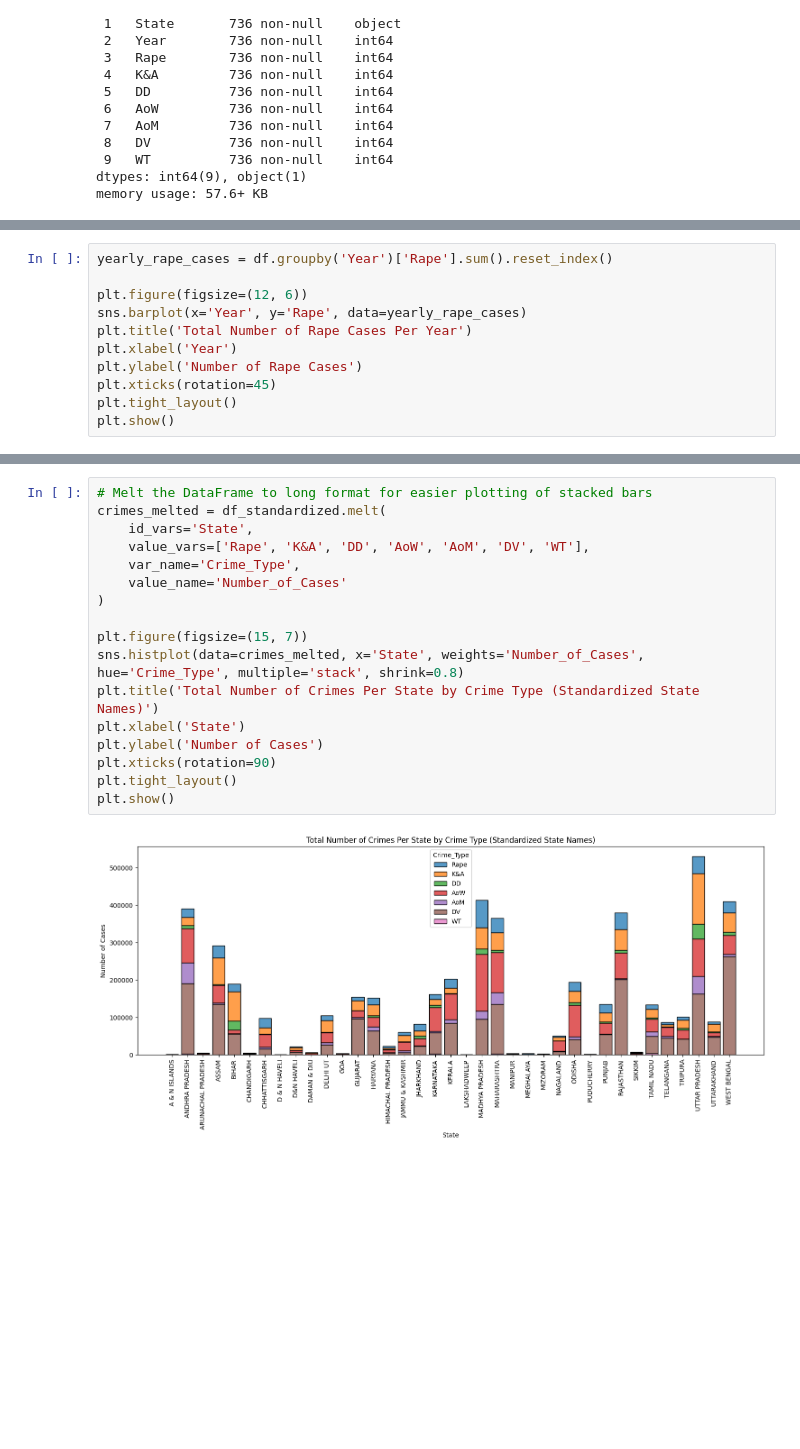
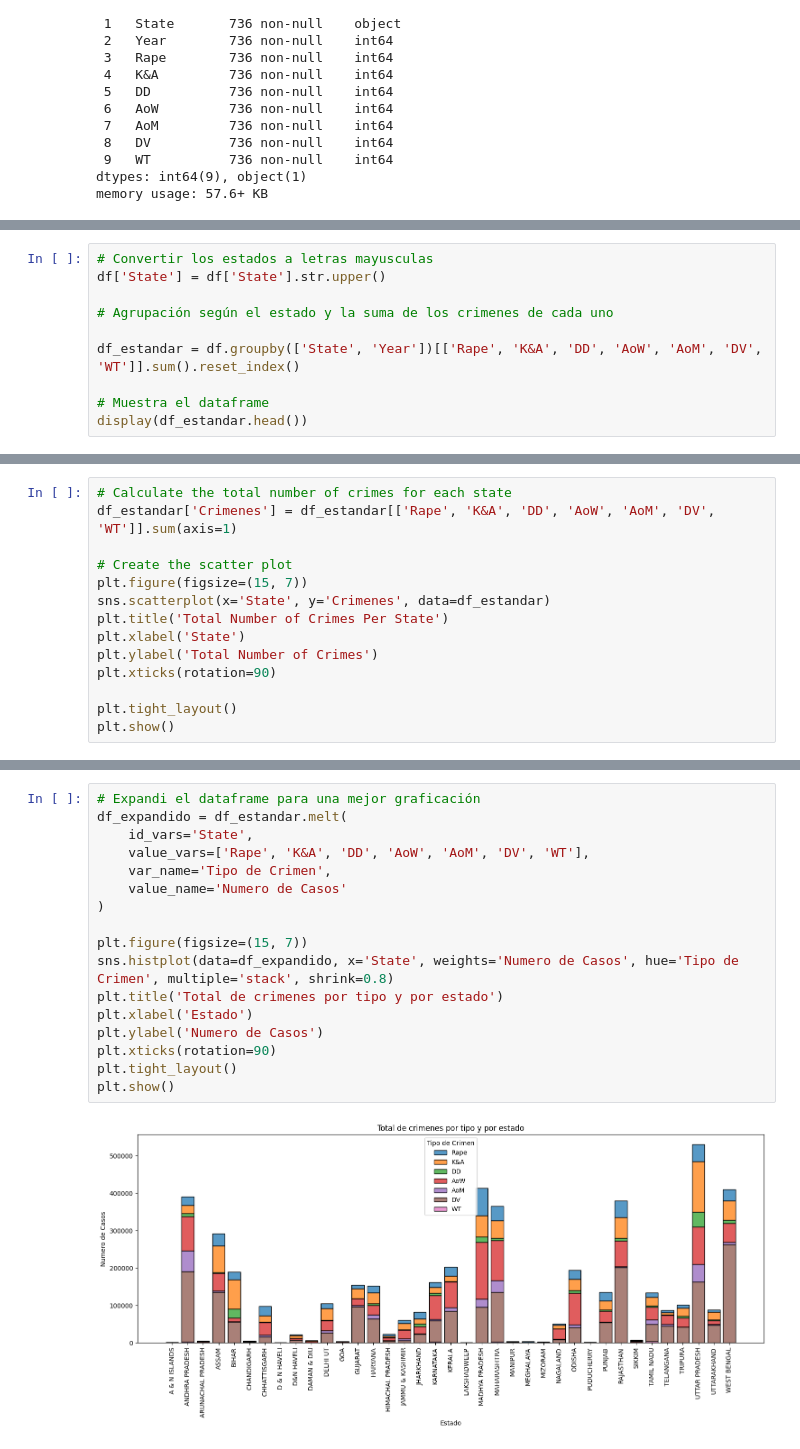
Before and after one commit to Sma126/Dataset_G10, a Jupyter notebook: Dataset_G10.ipynb, the cells around one changed output, grey strips where cells are left out. Saved outputs shown, nothing was run; the diff lists cells and outputs as text; blank space fills up the shorter version.

```diff
--- a/Dataset_G10.ipynb
+++ b/Dataset_G10.ipynb
@@ -104,0 +52,10 @@ df.groupby(["State"])[["Rape"]].count()
+# %%
+# Convertir los estados a letras mayusculas
+df['State'] = df['State'].str.upper()
+
+# Agrupación según el estado y la suma de los crimenes de cada uno
+
+df_estandar = df.groupby(['State', 'Year'])[['Rape', 'K&A', 'DD', 'AoW', 'AoM', 'DV', 'WT']].sum().reset_index()
+
+# Muestra el dataframe
+display(df_estandar.head())
@@ -116,12 +222,15 @@ Text(0, 0.5, 'Número de secuestros')
 # %%
-yearly_rape_cases = df.groupby('Year')['Rape'].sum().reset_index()
+# Calculate the total number of crimes for each state
+df_estandar['Crimenes'] = df_estandar[['Rape', 'K&A', 'DD', 'AoW', 'AoM', 'DV', 'WT']].sum(axis=1)
 
-plt.figure(figsize=(12, 6))
-sns.barplot(x='Year', y='Rape', data=yearly_rape_cases)
-plt.title('Total Number of Rape Cases Per Year')
-plt.xlabel('Year')
-plt.ylabel('Number of Rape Cases')
-plt.xticks(rotation=45)
+# Create the scatter plot
+plt.figure(figsize=(15, 7))
+sns.scatterplot(x='State', y='Crimenes', data=df_estandar)
+plt.title('Total Number of Crimes Per State')
+plt.xlabel('State')
+plt.ylabel('Total Number of Crimes')
+plt.xticks(rotation=90)
+
 plt.tight_layout()
 plt.show()
 # %% [output]
@@ -219,20 +238,20 @@ plt.show()
 # %%
-# Melt the DataFrame to long format for easier plotting of stacked bars
-crimes_melted = df_standardized.melt(
+# Expandi el dataframe para una mejor graficación
+df_expandido = df_estandar.melt(
     id_vars='State',
     value_vars=['Rape', 'K&A', 'DD', 'AoW', 'AoM', 'DV', 'WT'],
-    var_name='Crime_Type',
-    value_name='Number_of_Cases'
+    var_name='Tipo de Crimen',
+    value_name='Numero de Casos'
 )
 
 plt.figure(figsize=(15, 7))
-sns.histplot(data=crimes_melted, x='State', weights='Number_of_Cases', hue='Crime_Type', multiple='stack', shrink=0.8)
-plt.title('Total Number of Crimes Per State by Crime Type (Standardized State Names)')
-plt.xlabel('State')
-plt.ylabel('Number of Cases')
+sns.histplot(data=df_expandido, x='State', weights='Numero de Casos', hue='Tipo de Crimen', multiple='stack', shrink=0.8)
+plt.title('Total de crimenes por tipo y por estado')
+plt.xlabel('Estado')
+plt.ylabel('Numero de Casos')
 plt.xticks(rotation=90)
 plt.tight_layout()
 plt.show()
 # %% [output]
-[figure, old version]
+[figure, new version]
 # %%
```
Also changed, not shown: parts of 19 cells of this notebook.
